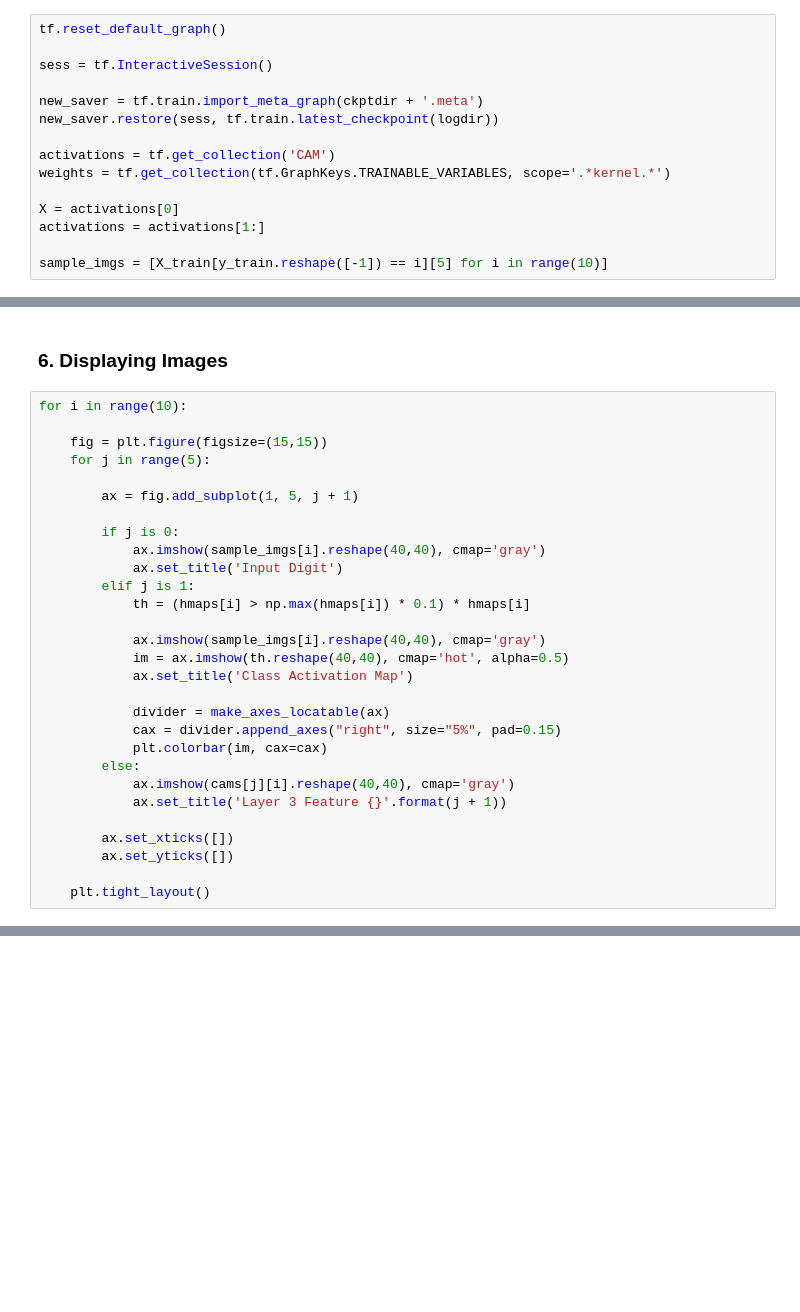
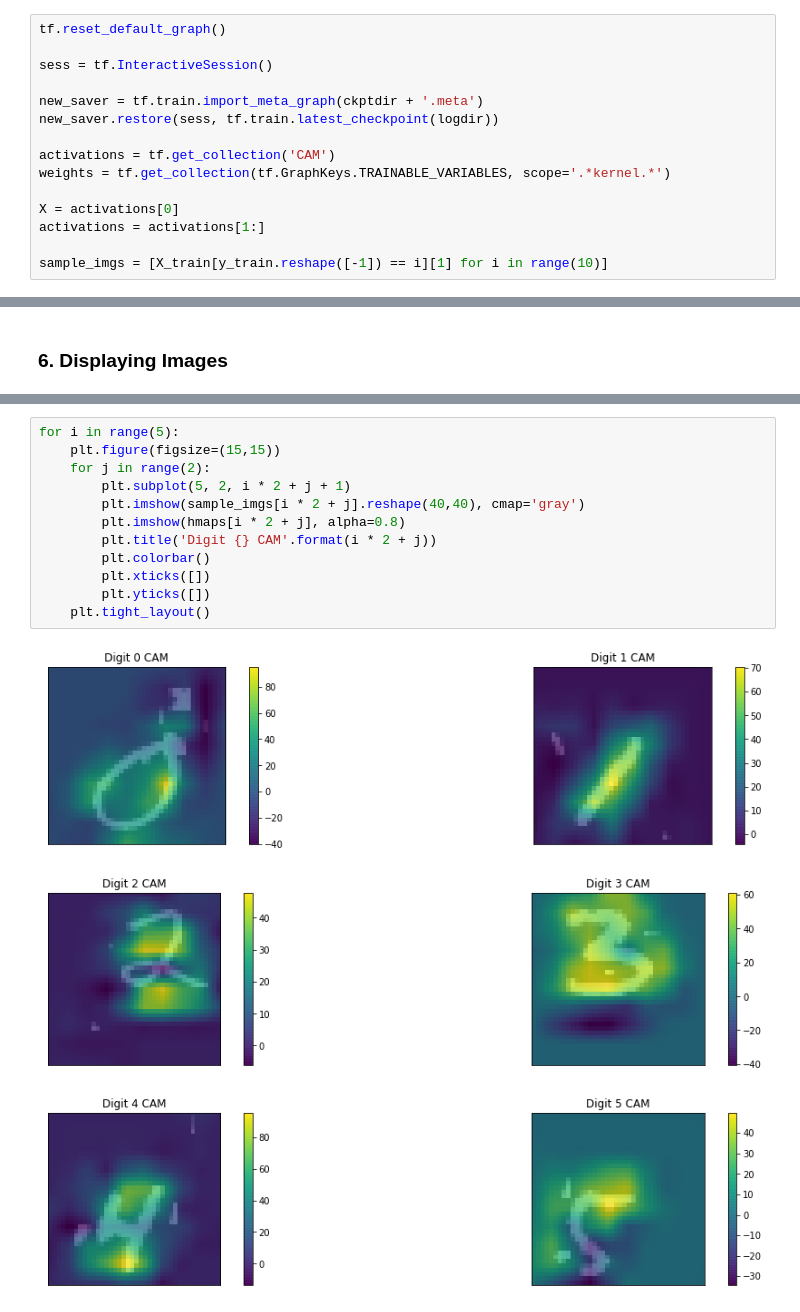
Before and after one commit to 1202kbs/Understanding-NN, a Jupyter notebook: 2.6 CAM.ipynb, the cells around one changed output, grey strips where cells are left out. Cells and saved outputs as stored; diff of their text form; blank space fills up the shorter version.

```diff
--- a/2.6 CAM.ipynb
+++ b/2.6 CAM.ipynb
@@ -129,7 +129,7 @@ weights = tf.get_collection(tf.GraphKeys.TRAINABLE_VARIABLES, scope='.*kernel.*'
 X = activations[0]
 activations = activations[1:]
 
-sample_imgs = [X_train[y_train.reshape([-1]) == i][5] for i in range(10)]
+sample_imgs = [X_train[y_train.reshape([-1]) == i][1] for i in range(10)]
 # %% [output]
 INFO:tensorflow:Restoring parameters from ./tf_logs/2_6_CAM/model
 # %% [markdown]
@@ -168,31 +142,2 @@ hmaps = np.sum(np.reshape(cams, [128,10,-1]) * w[:,:,None], axis=0)
 # %% [markdown]
 ### 6. Displaying Images
-# %%
-for i in range(10):
-
-    fig = plt.figure(figsize=(15,15))
-    for j in range(5):
-
-        ax = fig.add_subplot(1, 5, j + 1)
-
-        if j is 0:
-            ax.imshow(sample_imgs[i].reshape(40,40), cmap='gray')
-            ax.set_title('Input Digit')
-        elif j is 1:
-            th = (hmaps[i] > np.max(hmaps[i]) * 0.1) * hmaps[i]
-
-            ax.imshow(sample_imgs[i].reshape(40,40), cmap='gray')
-            im = ax.imshow(th.reshape(40,40), cmap='hot', alpha=0.5)
-            ax.set_title('Class Activation Map')
-
-            divider = make_axes_locatable(ax)
-            cax = divider.append_axes("right", size="5%", pad=0.15)
-            plt.colorbar(im, cax=cax)
-        else:
-            ax.imshow(cams[j][i].reshape(40,40), cmap='gray')
-            ax.set_title('Layer 3 Feature {}'.format(j + 1))
-
-        ax.set_xticks([])
-        ax.set_yticks([])
-
-    plt.tight_layout()
@@ -209,0 +144,16 @@ for i in range(10):
+# %%
+for i in range(5):
+    plt.figure(figsize=(15,15))
+    for j in range(2):
+        plt.subplot(5, 2, i * 2 + j + 1)
+        plt.imshow(sample_imgs[i * 2 + j].reshape(40,40), cmap='gray')
+        plt.imshow(hmaps[i * 2 + j], alpha=0.8)
+        plt.title('Digit {} CAM'.format(i * 2 + j))
+        plt.colorbar()
+        plt.xticks([])
+        plt.yticks([])
+    plt.tight_layout()
+# %% [output]
+[figure, added]
+[figure, added]
+[figure, added]
```
Also changed, not shown: parts of 5 cells of this notebook, 13 other files.
